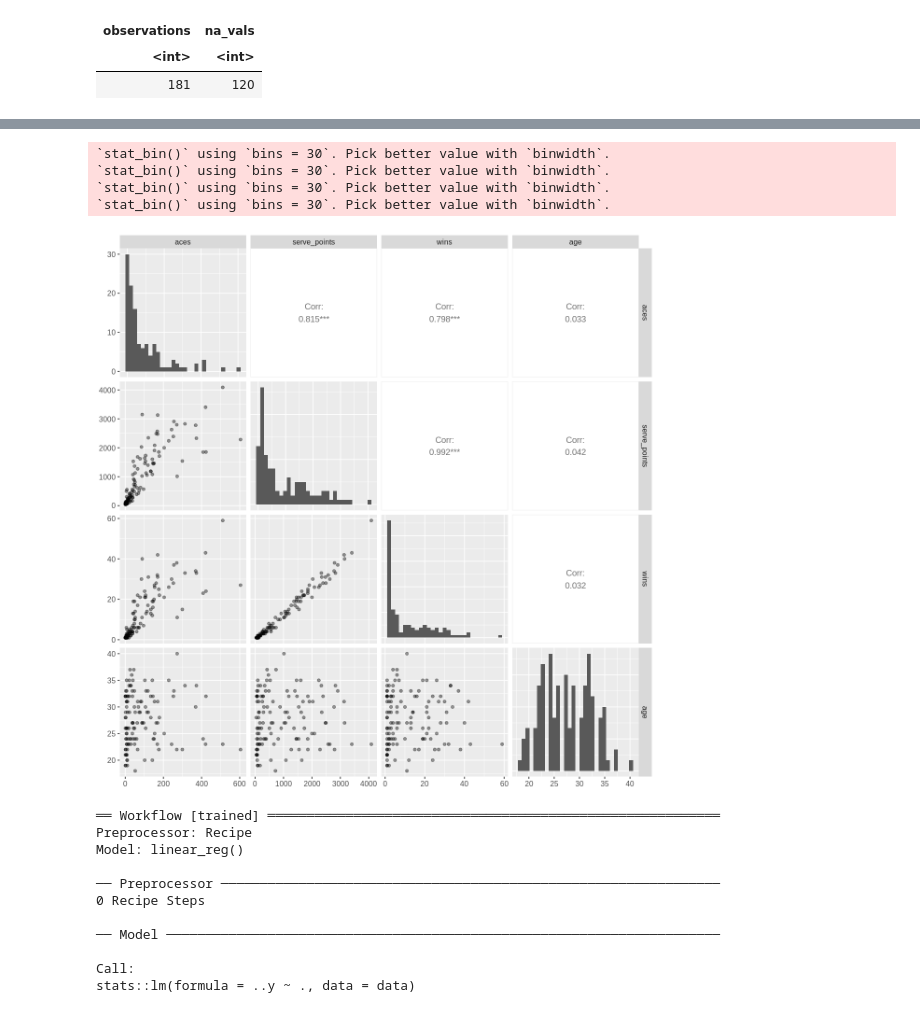
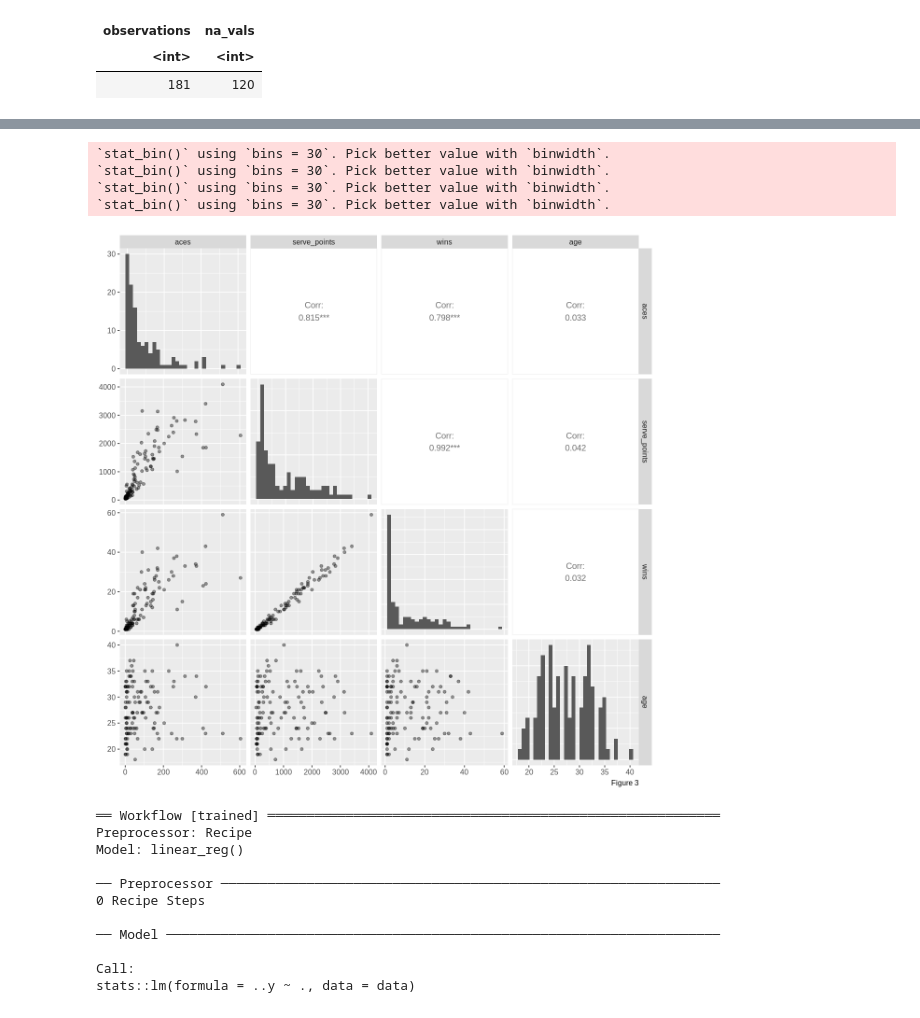
Before and after one commit to Wjolff/dsci-100-project-group20, a Jupyter notebook: group_project_proposal.ipynb, the cells around one changed output, grey strips where cells are left out. Saved outputs shown, nothing was run; the diff lists cells and outputs as text; code cells hidden in the pictures.

```diff
--- a/group_project_proposal.ipynb
+++ b/group_project_proposal.ipynb
@@ -142,19 +144,20 @@ Warning message:
 # %%
 #Display the relationships between all variables
 options(repr.plot.width = 10, repr.plot.height = 10)
 
 atp_matrix <- atp_training |>
     na.omit() |> # remove na values
     ggpairs(lower = list(continuous = wrap('points', alpha = 0.4)),
             diag = list(continuous = "barDiag")) +
+    labs(caption = "Figure 3") +
     theme(text = element_text(size = 12))
 atp_matrix
 # %% [output]
 `stat_bin()` using `bins = 30`. Pick better value with `binwidth`.
 `stat_bin()` using `bins = 30`. Pick better value with `binwidth`.
 `stat_bin()` using `bins = 30`. Pick better value with `binwidth`.
 `stat_bin()` using `bins = 30`. Pick better value with `binwidth`.
-[figure, old version]
+[figure, new version]
 # %%
 # Define specification for linear regression model
 atp_lm_spec <- linear_reg() |>
```
Also changed, not shown: parts of 4 cells of this notebook.
